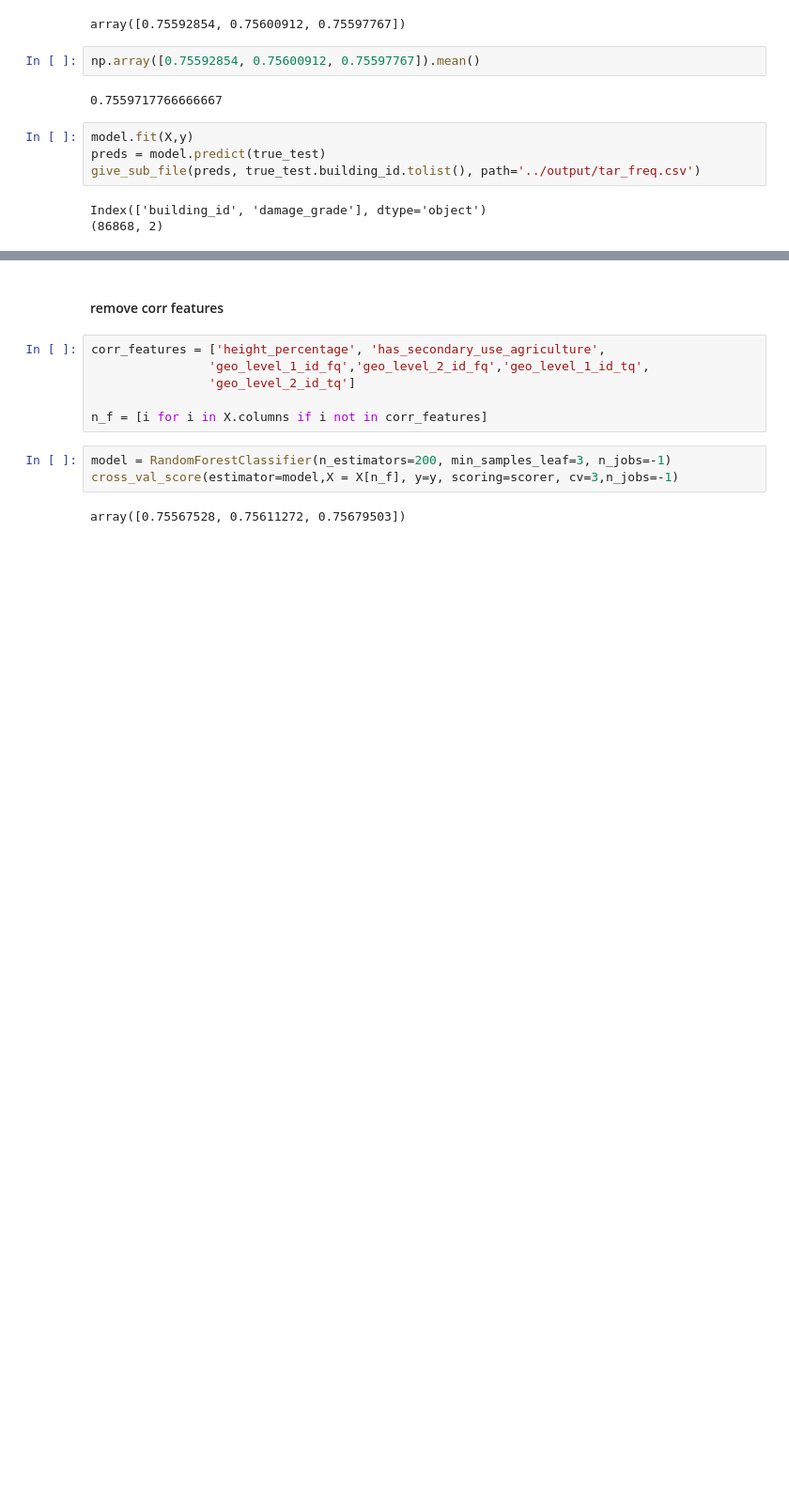
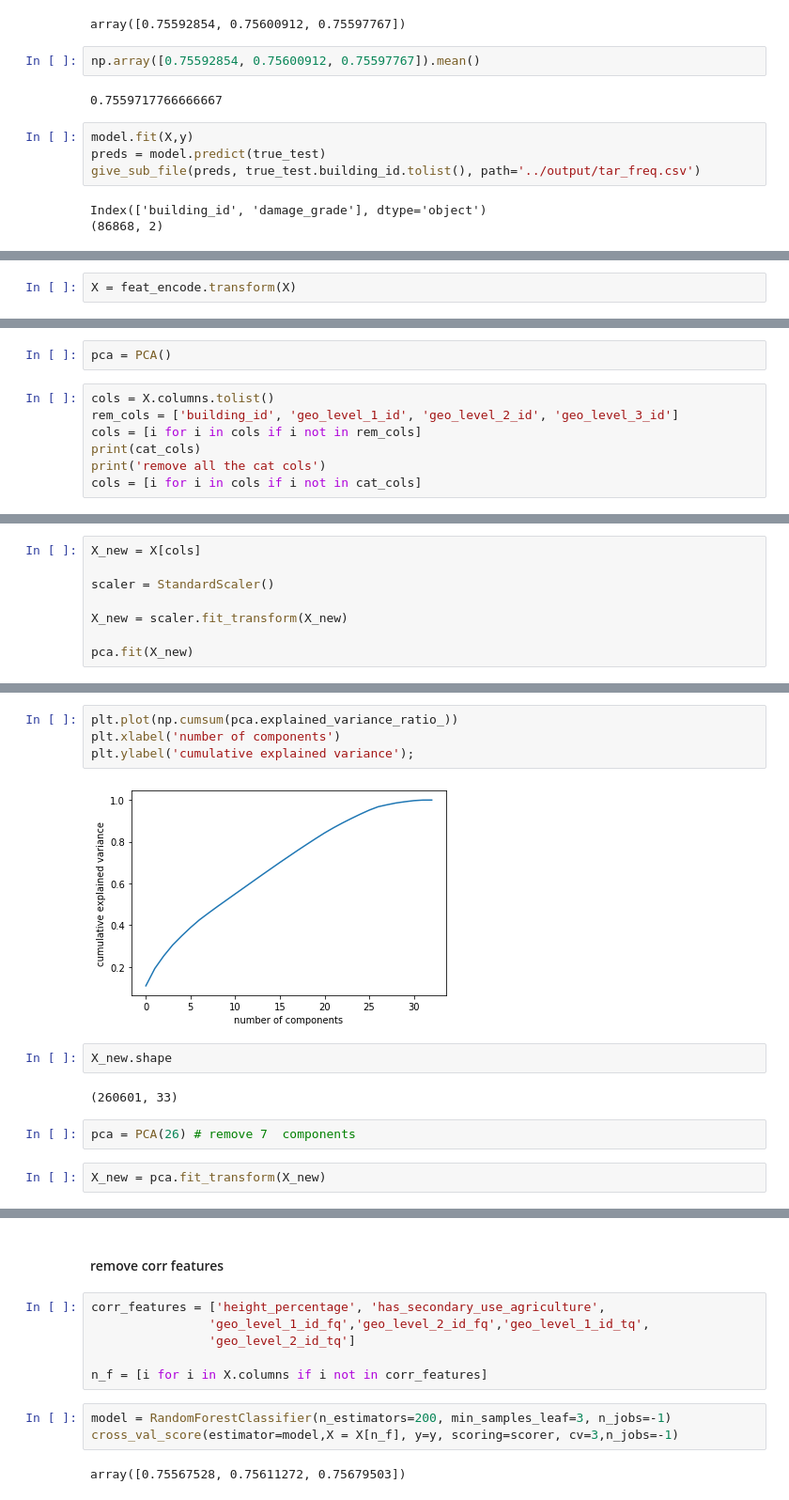
Before and after one commit to alan-flint/Richter-DrivenData, a Jupyter notebook: src/NB_DataCheck.ipynb, the cells around one changed output, grey strips where cells are left out. Shown: that part at 94% size. Drawn from its saved outputs; the diff is of its cells as text; blank space fills up the shorter version.

```diff
--- a/src/NB_DataCheck.ipynb
+++ b/src/NB_DataCheck.ipynb
@@ -352,0 +521,2 @@ Index(['building_id', 'damage_grade'], dtype='object')
+# %%
+X = feat_encode.transform(X)
@@ -352,0 +622,9 @@ Index(['building_id', 'damage_grade'], dtype='object')
+# %%
+pca = PCA()
+# %%
+cols = X.columns.tolist()
+rem_cols = ['building_id', 'geo_level_1_id', 'geo_level_2_id', 'geo_level_3_id']
+cols = [i for i in cols if i not in rem_cols]
+print(cat_cols)
+print('remove all the cat cols')
+cols = [i for i in cols if i not in cat_cols]
@@ -352,0 +643,8 @@ Index(['building_id', 'damage_grade'], dtype='object')
+# %%
+X_new = X[cols]
+
+scaler = StandardScaler()
+
+X_new = scaler.fit_transform(X_new)
+
+pca.fit(X_new)
@@ -352,0 +661,14 @@ Index(['building_id', 'damage_grade'], dtype='object')
+# %%
+plt.plot(np.cumsum(pca.explained_variance_ratio_))
+plt.xlabel('number of components')
+plt.ylabel('cumulative explained variance');
+# %% [output]
+[figure, added]
+# %%
+X_new.shape
+# %% [output]
+(260601, 33)
+# %%
+pca = PCA(26) # remove 7  components
+# %%
+X_new = pca.fit_transform(X_new)
```
Also changed, not shown: parts of 110 cells of this notebook, 6 other files.
